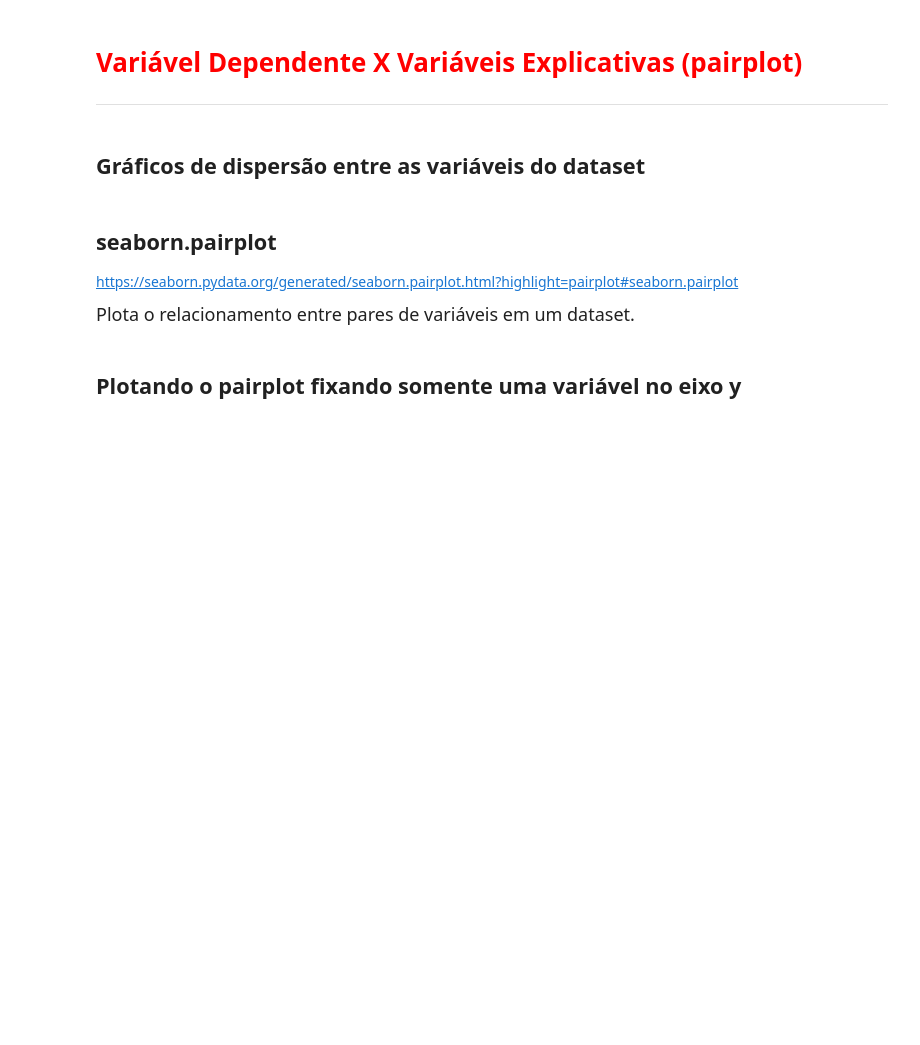
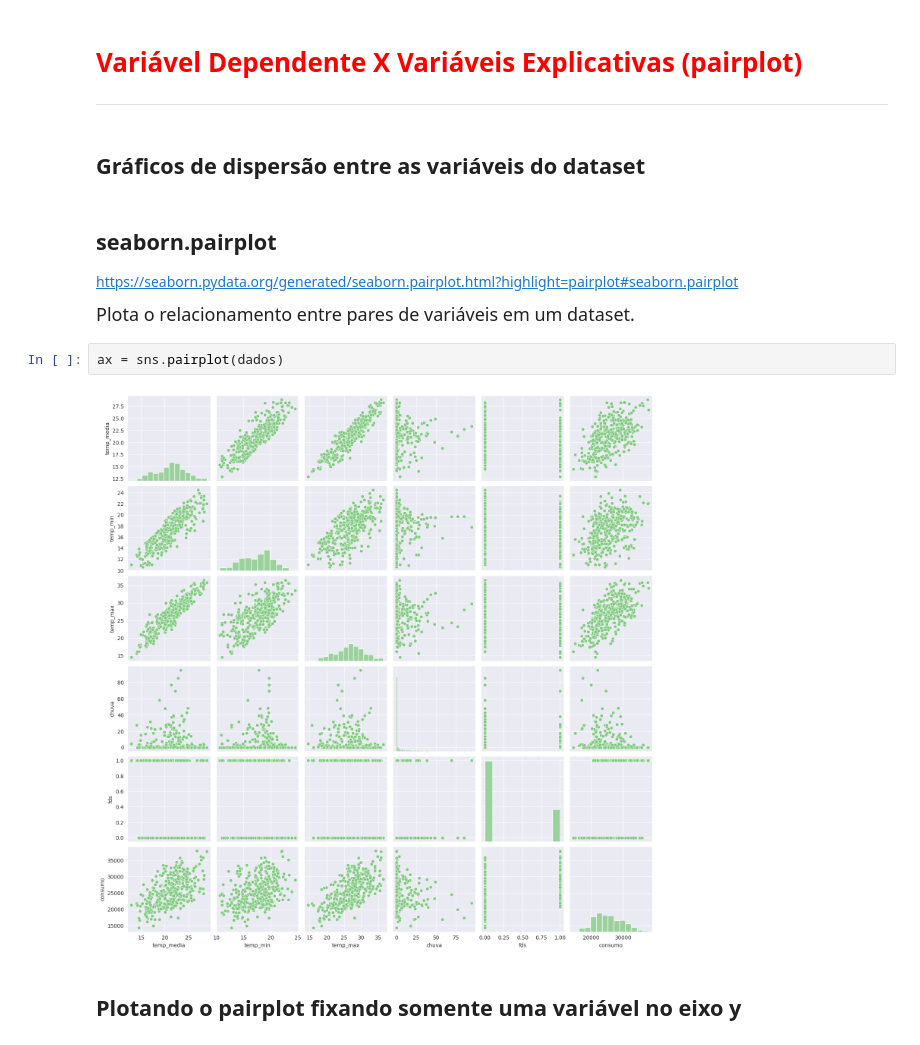
Before and after one commit to arthur-pulini/Estatistica_com_python_6, a Jupyter notebook: Regressao Linear.ipynb, the cells around one changed output. Drawn from its saved outputs; the diff is of its cells as text; blank space fills up the shorter version.

```diff
--- a/Regressao Linear.ipynb
+++ b/Regressao Linear.ipynb
@@ -227,5 +227,9 @@ Text(0, 0.5, 'Consumo de Cerveja (Litros)')
 https://seaborn.pydata.org/generated/seaborn.pairplot.html?highlight=pairplot#seaborn.pairplot
 
 <p style='font-size: 18px; line-height: 2; margin: 10px 50px; text-align: justify;'>Plota o relacionamento entre pares de variáveis em um dataset.</p>
+# %%
+ax = sns.pairplot(dados)
+# %% [output]
+[figure, added]
 # %% [markdown]
 ## Plotando o pairplot fixando somente uma variável no eixo y
```
Also changed, not shown: parts of 2 cells of this notebook.
